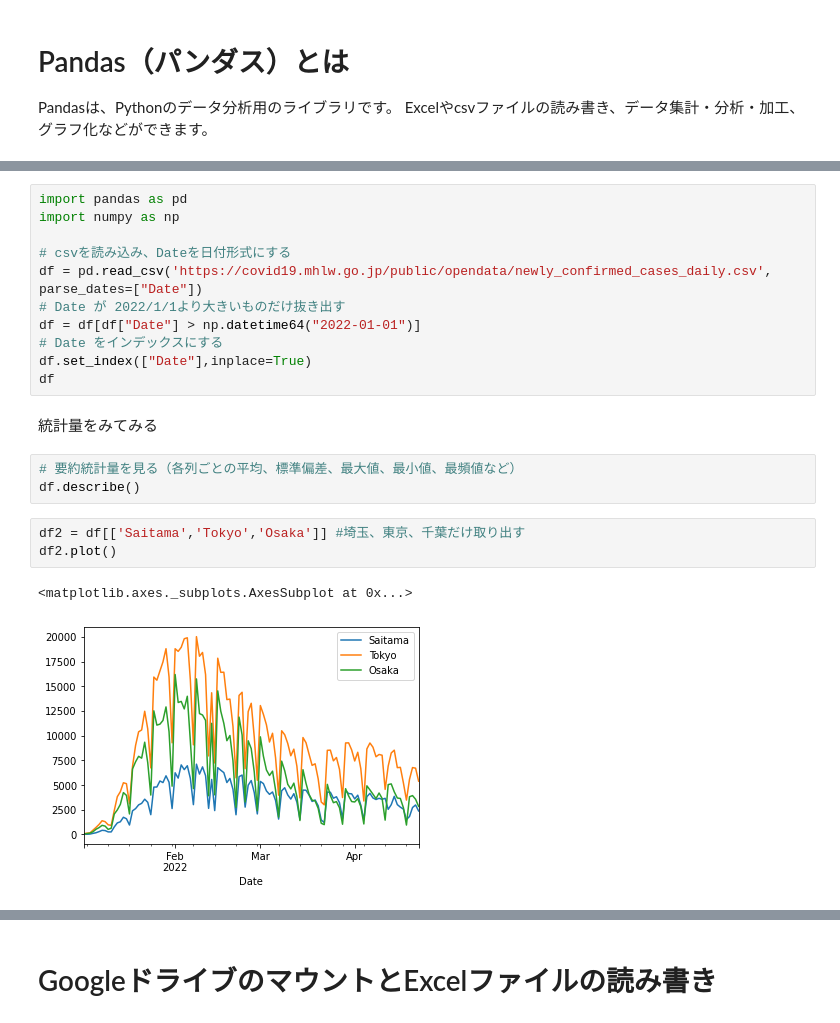
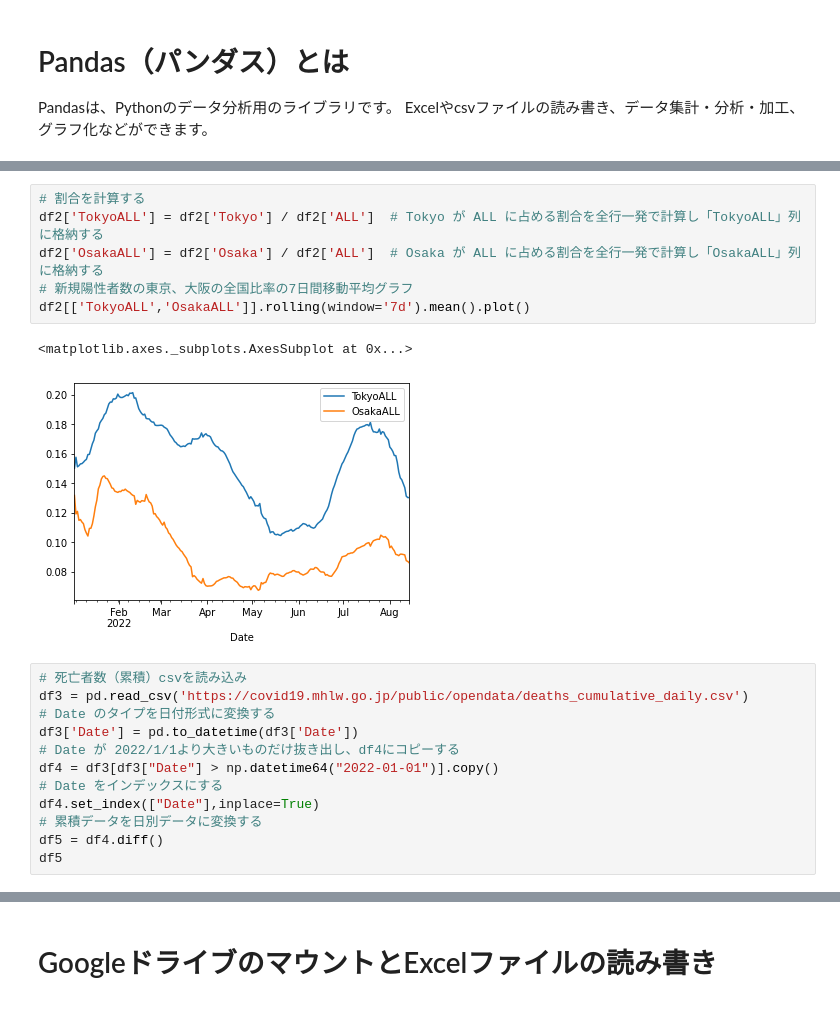
Before and after one commit to koichii/python101, a Jupyter notebook: pandas01.ipynb, the cells around one changed output, grey strips where cells are left out. Saved outputs shown, nothing was run; the diff lists cells and outputs as text.

```diff
--- a/pandas01.ipynb
+++ b/pandas01.ipynb
@@ -18,22 +44,21 @@ https://covid19.mhlw.go.jp/public/opendata/newly_confirmed_cases_daily.csv
+# %%
+# 割合を計算する
+df2['TokyoALL'] = df2['Tokyo'] / df2['ALL']  # Tokyo が ALL に占める割合を全行一発で計算し「TokyoALL」列に格納する
+df2['OsakaALL'] = df2['Osaka'] / df2['ALL']  # Osaka が ALL に占める割合を全行一発で計算し「OsakaALL」列に格納する
+# 新規陽性者数の東京、大阪の全国比率の7日間移動平均グラフ
+df2[['TokyoALL','OsakaALL']].rolling(window='7d').mean().plot()
+# %% [output]
+<matplotlib.axes._subplots.AxesSubplot at 0x...>
+[figure, added]
 # %%
-import pandas as pd
-import numpy as np
-
-# csvを読み込み、Dateを日付形式にする
-df = pd.read_csv('https://covid19.mhlw.go.jp/public/opendata/newly_confirmed_cases_daily.csv', parse_dates=["Date"])
-# Date が 2022/1/1より大きいものだけ抜き出す
-df = df[df["Date"] > np.datetime64("2022-01-01")]
+# 死亡者数（累積）csvを読み込み
+df3 = pd.read_csv('https://covid19.mhlw.go.jp/public/opendata/deaths_cumulative_daily.csv')
+# Date のタイプを日付形式に変換する
+df3['Date'] = pd.to_datetime(df3['Date'])
+# Date が 2022/1/1より大きいものだけ抜き出し、df4にコピーする
+df4 = df3[df3["Date"] > np.datetime64("2022-01-01")].copy()
 # Date をインデックスにする
-df.set_index(["Date"],inplace=True)
-df
+df4.set_index(["Date"],inplace=True)
+# 累積データを日別データに変換する
+df5 = df4.diff()
+df5
-# %% [markdown]
-統計量をみてみる
-# %%
-# 要約統計量を見る（各列ごとの平均、標準偏差、最大値、最小値、最頻値など）
-df.describe()
-# %%
-df2 = df[['Saitama','Tokyo','Osaka']] #埼玉、東京、千葉だけ取り出す
-df2.plot()
-# %% [output]
-<matplotlib.axes._subplots.AxesSubplot at 0x...>
-[figure, removed]
```
Also changed, not shown: parts of 10 cells of this notebook, 3 other files.
